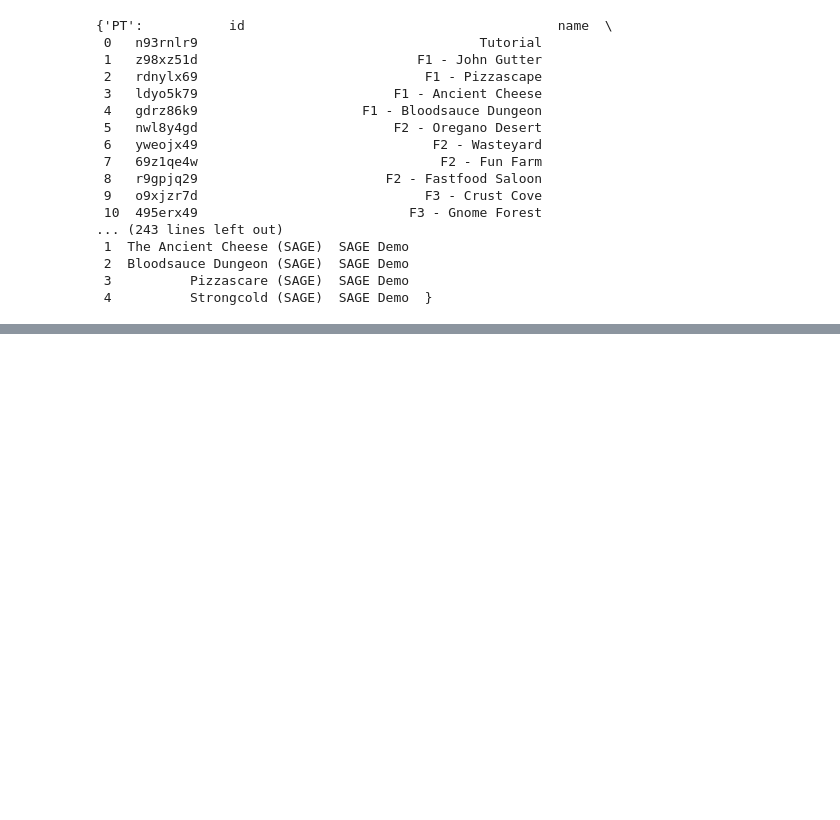
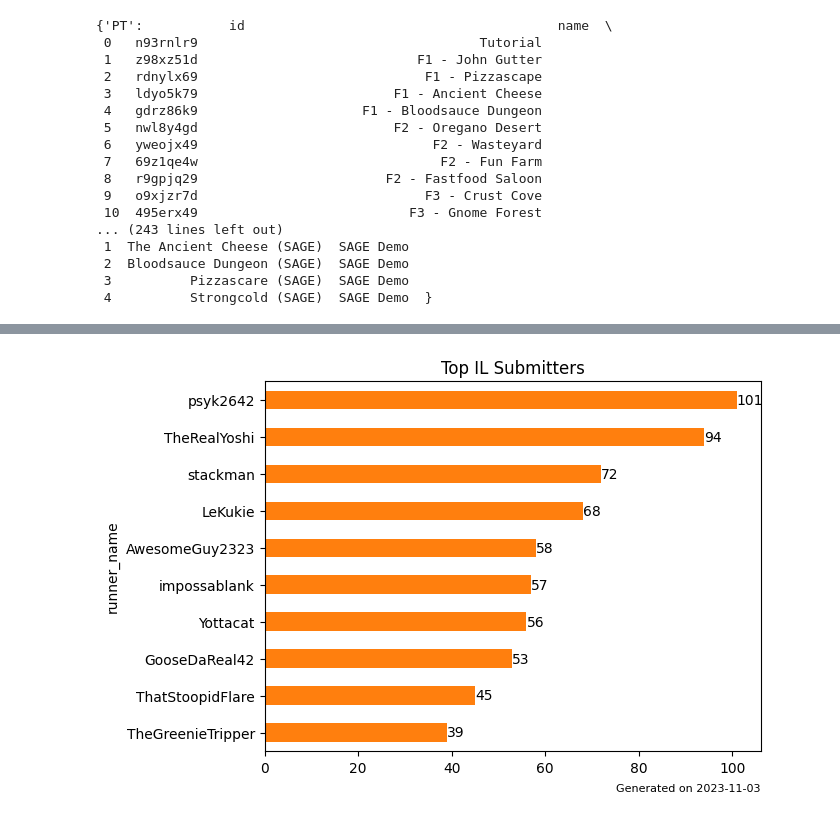
Before and after one commit to Vicas/src-stats, a Jupyter notebook: Graph Generation.ipynb, the cells around one changed output, grey strips where cells are left out. Drawn from its saved outputs; the diff is of its cells as text; code cells hidden in the pictures; blank space fills up the shorter version.

```diff
--- a/Graph Generation.ipynb
+++ b/Graph Generation.ipynb
@@ -425,0 +487,4 @@ pt_ce_lvl
+# %%
+grph.plot_top_submitters()
+# %% [output]
+[figure, added]
```
Also changed, not shown: parts of 12 cells of this notebook, 3 other files.
